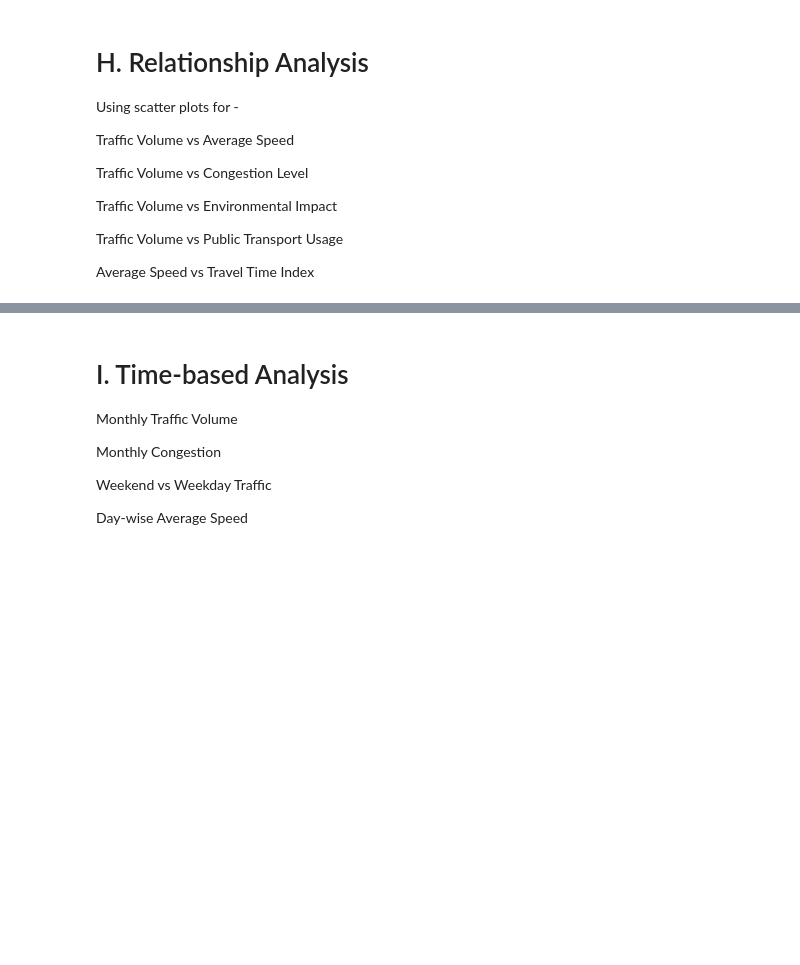
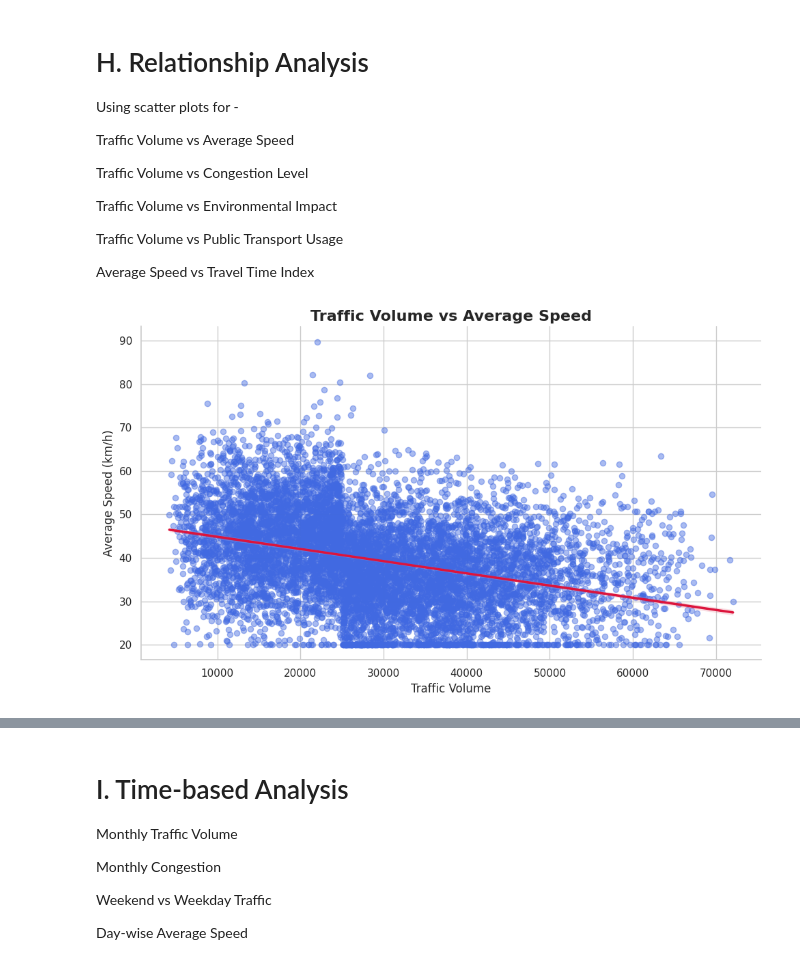
Before and after one commit to RathinG/capstone, a Jupyter notebook: Capstone_Project_(TEAM_1).ipynb, the cells around one changed output, grey strips where cells are left out. Saved outputs shown, nothing was run; the diff lists cells and outputs as text; code cells hidden in the pictures; blank space fills up the shorter version.

```diff
--- a/Capstone_Project_(TEAM_1).ipynb
+++ b/Capstone_Project_(TEAM_1).ipynb
@@ -1129,3 +1129,44 @@ Traffic Volume vs Environmental Impact
 Traffic Volume vs Public Transport Usage
 
 Average Speed vs Travel Time Index
+# %%
+# I am importing the required libraries for data visualization.
+import matplotlib.pyplot as plt
+import seaborn as sns
+
+# I am setting the visual style for the scatter plots.
+sns.set_theme(style="whitegrid")
+
+# I am creating a scatter plot to examine the relationship between Traffic Volume and Average Speed.
+plt.figure(figsize=(10,6))
+
+sns.regplot(
+    data=df,
+    x='Traffic Volume',
+    y='Average Speed',
+    scatter_kws={
+        'alpha':0.45,
+        's':35,
+        'color':'royalblue'
+    },
+    line_kws={
+        'color':'crimson',
+        'linewidth':2.5
+    }
+)
+
+plt.title(
+    'Traffic Volume vs Average Speed',
+    fontsize=16,
+    fontweight='bold'
+)
+
+plt.xlabel('Traffic Volume', fontsize=12)
+plt.ylabel('Average Speed (km/h)', fontsize=12)
+
+sns.despine()
+plt.tight_layout()
+
+plt.show()
+# %% [output]
+[figure, added]
```
Also changed, not shown: parts of 15 cells of this notebook.
